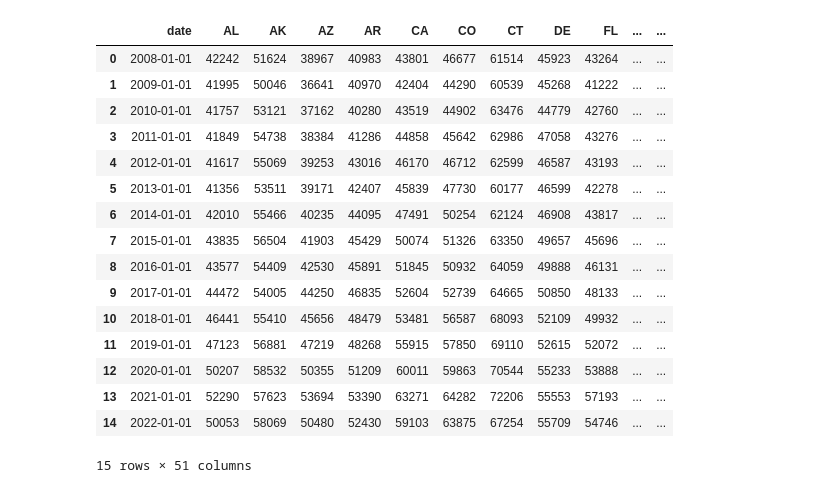
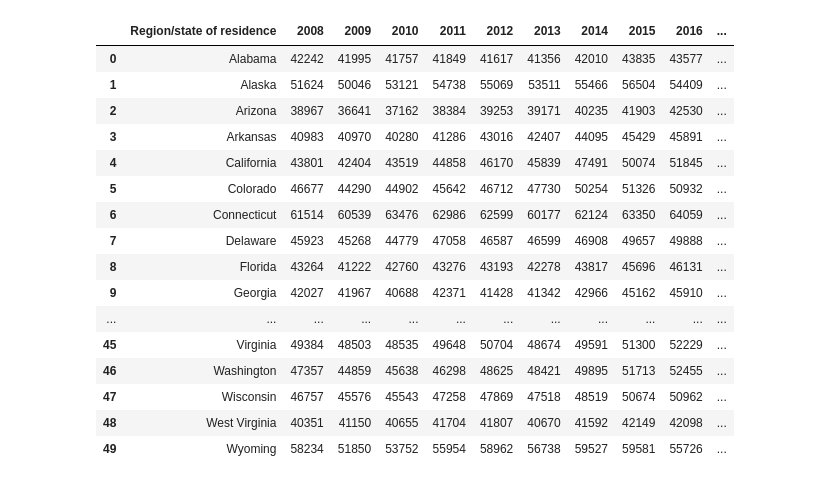
Before and after one commit to MyJineng/Healthcare-ETL, a Jupyter notebook: cleanedData2.ipynb, the cells around one changed output. Cells and saved outputs as stored; diff of their text form; code cells hidden in the pictures.

```diff
--- a/cleanedData2.ipynb
+++ b/cleanedData2.ipynb
@@ -48,24 +48,24 @@ df.to_csv('realincome.csv', encoding='utf-8', index=False)
 # %%
-income_csv = pd.read_csv('realincome.csv')
+income_csv = pd.read_csv('Data/realincome.csv')
 income_csv
 # %% [output]
-|  | date | AL | AK | AZ | AR | CA | CO | CT | DE | FL | ... | ... |
-| 0 | 2008-01-01 | 42242 | 51624 | 38967 | 40983 | 43801 | 46677 | 61514 | 45923 | 43264 | ... | ... |
-| 1 | 2009-01-01 | 41995 | 50046 | 36641 | 40970 | 42404 | 44290 | 60539 | 45268 | 41222 | ... | ... |
-| 2 | 2010-01-01 | 41757 | 53121 | 37162 | 40280 | 43519 | 44902 | 63476 | 44779 | 42760 | ... | ... |
-| 3 | 2011-01-01 | 41849 | 54738 | 38384 | 41286 | 44858 | 45642 | 62986 | 47058 | 43276 | ... | ... |
-| 4 | 2012-01-01 | 41617 | 55069 | 39253 | 43016 | 46170 | 46712 | 62599 | 46587 | 43193 | ... | ... |
-| 5 | 2013-01-01 | 41356 | 53511 | 39171 | 42407 | 45839 | 47730 | 60177 | 46599 | 42278 | ... | ... |
-| 6 | 2014-01-01 | 42010 | 55466 | 40235 | 44095 | 47491 | 50254 | 62124 | 46908 | 43817 | ... | ... |
-| 7 | 2015-01-01 | 43835 | 56504 | 41903 | 45429 | 50074 | 51326 | 63350 | 49657 | 45696 | ... | ... |
-| 8 | 2016-01-01 | 43577 | 54409 | 42530 | 45891 | 51845 | 50932 | 64059 | 49888 | 46131 | ... | ... |
-| 9 | 2017-01-01 | 44472 | 54005 | 44250 | 46835 | 52604 | 52739 | 64665 | 50850 | 48133 | ... | ... |
-| 10 | 2018-01-01 | 46441 | 55410 | 45656 | 48479 | 53481 | 56587 | 68093 | 52109 | 49932 | ... | ... |
-| 11 | 2019-01-01 | 47123 | 56881 | 47219 | 48268 | 55915 | 57850 | 69110 | 52615 | 52072 | ... | ... |
-| 12 | 2020-01-01 | 50207 | 58532 | 50355 | 51209 | 60011 | 59863 | 70544 | 55233 | 53888 | ... | ... |
-| 13 | 2021-01-01 | 52290 | 57623 | 53694 | 53390 | 63271 | 64282 | 72206 | 55553 | 57193 | ... | ... |
-| 14 | 2022-01-01 | 50053 | 58069 | 50480 | 52430 | 59103 | 63875 | 67254 | 55709 | 54746 | ... | ... |
+|  | Region/state of residence | 2008 | 2009 | 2010 | 2011 | 2012 | 2013 | 2014 | 2015 | 2016 | ... |
+| 0 | Alabama | 42242 | 41995 | 41757 | 41849 | 41617 | 41356 | 42010 | 43835 | 43577 | ... |
+| 1 | Alaska | 51624 | 50046 | 53121 | 54738 | 55069 | 53511 | 55466 | 56504 | 54409 | ... |
+| 2 | Arizona | 38967 | 36641 | 37162 | 38384 | 39253 | 39171 | 40235 | 41903 | 42530 | ... |
+| 3 | Arkansas | 40983 | 40970 | 40280 | 41286 | 43016 | 42407 | 44095 | 45429 | 45891 | ... |
+| 4 | California | 43801 | 42404 | 43519 | 44858 | 46170 | 45839 | 47491 | 50074 | 51845 | ... |
+| 5 | Colorado | 46677 | 44290 | 44902 | 45642 | 46712 | 47730 | 50254 | 51326 | 50932 | ... |
+| 6 | Connecticut | 61514 | 60539 | 63476 | 62986 | 62599 | 60177 | 62124 | 63350 | 64059 | ... |
+| 7 | Delaware | 45923 | 45268 | 44779 | 47058 | 46587 | 46599 | 46908 | 49657 | 49888 | ... |
+| 8 | Florida | 43264 | 41222 | 42760 | 43276 | 43193 | 42278 | 43817 | 45696 | 46131 | ... |
+| 9 | Georgia | 42027 | 41967 | 40688 | 42371 | 41428 | 41342 | 42966 | 45162 | 45910 | ... |
+| ... | ... | ... | ... | ... | ... | ... | ... | ... | ... | ... | ... |
+| 45 | Virginia | 49384 | 48503 | 48535 | 49648 | 50704 | 48674 | 49591 | 51300 | 52229 | ... |
+| 46 | Washington | 47357 | 44859 | 45638 | 46298 | 48625 | 48421 | 49895 | 51713 | 52455 | ... |
+| 47 | Wisconsin | 46757 | 45576 | 45543 | 47258 | 47869 | 47518 | 48519 | 50674 | 50962 | ... |
+| 48 | West Virginia | 40351 | 41150 | 40655 | 41704 | 41807 | 40670 | 41592 | 42149 | 42098 | ... |
+| 49 | Wyoming | 58234 | 51850 | 53752 | 55954 | 58962 | 56738 | 59527 | 59581 | 55726 | ... |
-15 rows × 51 columns
 # %%
 df2 = pd.read_excel('Data\Residence_all_tables.xlsx', 'Table 11 Personal Health Care')
 df3 = pd.read_excel('Data\Residence_all_tables.xlsx', 'Table 12 Hospital')
```
Also changed, not shown: parts of 2 cells of this notebook, 31 other files.
